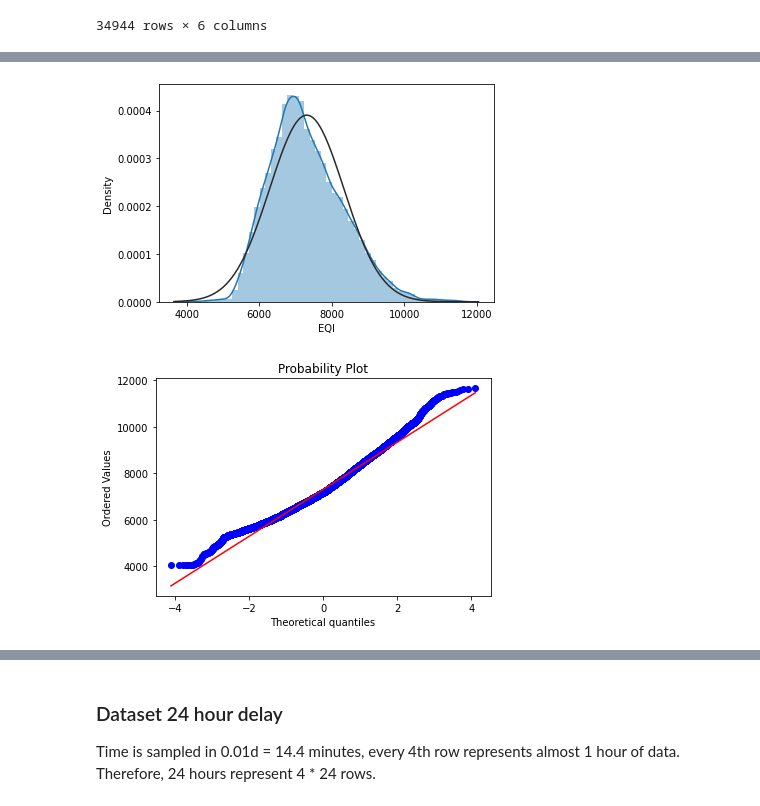
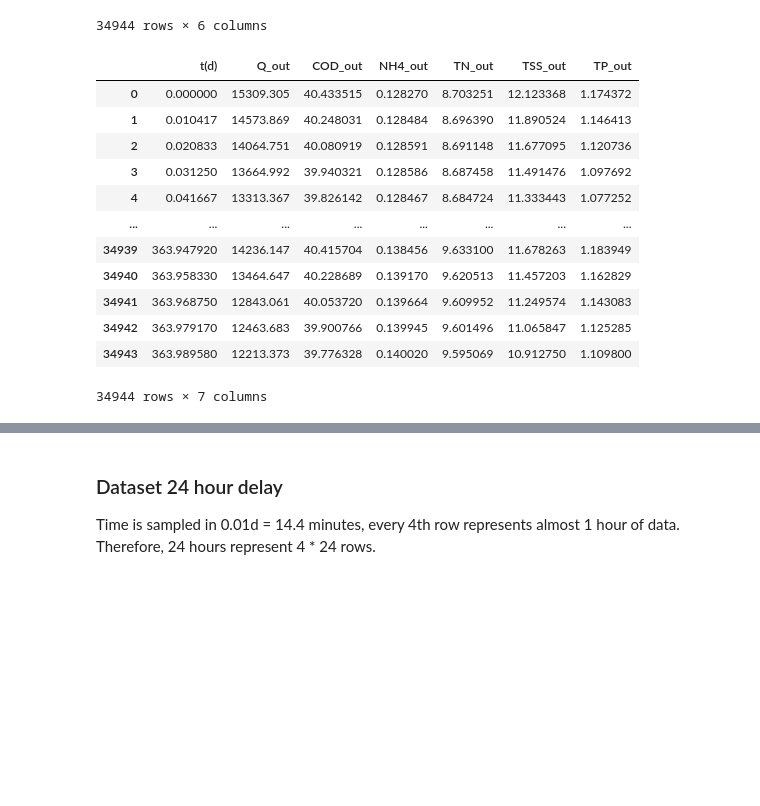
Before and after one commit to lanacaldarevic/kaggle-notebooks, a Jupyter notebook: sensor-analysis.ipynb, the cells around one changed output, grey strips where cells are left out. Saved outputs shown, nothing was run; the diff lists cells and outputs as text; code cells hidden in the pictures; blank space fills up the shorter version.

Commit message:
Kaggle Notebook | sensor_analysis | Version 4

```diff
--- a/sensor-analysis.ipynb
+++ b/sensor-analysis.ipynb
@@ -90,6 +90,25 @@ df_cost
 | 34942 | 363.979170 | 13125.089 | 3965.8087 | 492.24628 | 5676.3884 | 18939.464 |
 | 34943 | 363.989580 | 13082.461 | 3863.5950 | 492.24371 | 5677.6511 | 18793.357 |
 34944 rows × 6 columns
+# %%
+df_out = pd.read_csv('/kaggle/input/wastewaterplant-data/iztok.txt', sep="   ", header=None, engine="python")
+df_out.columns = ['t(d)', 'Q_out', 'COD_out', 'NH4_out', 'TN_out', 'TSS_out', 'TP_out']
+df_out['t(d)'] = df_cost['t(d)']
+df_out
+# %% [output]
+|  | t(d) | Q_out | COD_out | NH4_out | TN_out | TSS_out | TP_out |
+| 0 | 0.000000 | 15309.305 | 40.433515 | 0.128270 | 8.703251 | 12.123368 | 1.174372 |
+| 1 | 0.010417 | 14573.869 | 40.248031 | 0.128484 | 8.696390 | 11.890524 | 1.146413 |
+| 2 | 0.020833 | 14064.751 | 40.080919 | 0.128591 | 8.691148 | 11.677095 | 1.120736 |
+| 3 | 0.031250 | 13664.992 | 39.940321 | 0.128586 | 8.687458 | 11.491476 | 1.097692 |
+| 4 | 0.041667 | 13313.367 | 39.826142 | 0.128467 | 8.684724 | 11.333443 | 1.077252 |
+| ... | ... | ... | ... | ... | ... | ... | ... |
+| 34939 | 363.947920 | 14236.147 | 40.415704 | 0.138456 | 9.633100 | 11.678263 | 1.183949 |
+| 34940 | 363.958330 | 13464.647 | 40.228689 | 0.139170 | 9.620513 | 11.457203 | 1.162829 |
+| 34941 | 363.968750 | 12843.061 | 40.053720 | 0.139664 | 9.609952 | 11.249574 | 1.143083 |
+| 34942 | 363.979170 | 12463.683 | 39.900766 | 0.139945 | 9.601496 | 11.065847 | 1.125285 |
+| 34943 | 363.989580 | 12213.373 | 39.776328 | 0.140020 | 9.595069 | 10.912750 | 1.109800 |
+34944 rows × 7 columns
 # %%
 df_inflow.set_index('t(d)', inplace=True)
 df_flow.set_index('t(d)', inplace=True)
@@ -127,14 +147,3 @@ df.describe()
 | 75% | 25366.166750 | 18.517742 | 821.151800 | 30.632422 | 62.391339 | 464.270490 | 12.198544 | 67347.056000 | 22917.434000 | 566.915840 | ... | ... |
 | max | 76944.069000 | 20.499756 | 1345.814700 | 58.653123 | 102.621220 | 787.825740 | 21.035945 | 73572.179000 | 24360.665000 | 593.173820 | ... | ... |
 8 rows × 24 columns
-# %%
-import seaborn as sns
-import scipy
-import matplotlib.pyplot as plt
-
-sns.distplot(df['EQI'], fit=scipy.stats.norm);
-fig = plt.figure()
-res = scipy.stats.probplot(df['EQI'], plot=plt)
-# %% [output]
-[figure, removed]
-[figure, removed]
```
Also changed, not shown: parts of 35 cells of this notebook.
